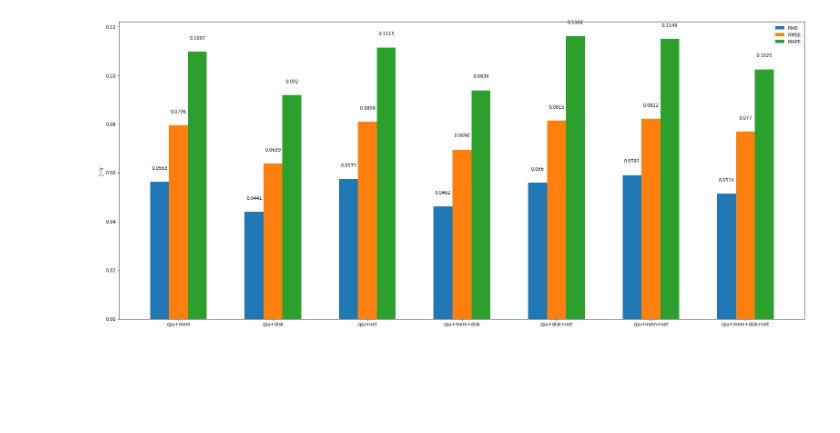
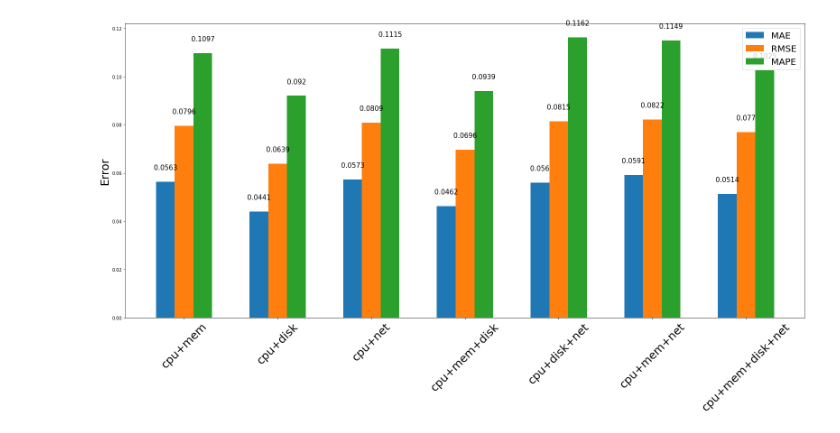
Before and after one commit to GaoZiqiang/clusterworkload_prediction_models, a Jupyter notebook: utils/bar.ipynb, the cells around one changed output. Drawn from its saved outputs; the diff is of its cells as text; code cells hidden in the pictures; blank space fills up the shorter version.

```diff
--- a/utils/bar.ipynb
+++ b/utils/bar.ipynb
@@ -9,35 +9,35 @@ women_means = [0.0796,0.0639,0.0809,0.0696,0.0815,0.0822,0.0770]
 wm_means = [0.1097,0.0920,0.1115,0.0939,0.1162,0.1149,0.1025]
 
 x = np.arange(len(men_means))
 
 plt.figure(figsize=(27,12))
 
 width = 0.6
 
 rects1 = plt.bar(x - width/3, men_means, width/3) # 返回绘图区域对象
 rects2 = plt.bar(x, women_means, width/3)
 rects3 = plt.bar(x + width/3, wm_means, width/3)
 
 # 设置标签标题，图例
-plt.ylabel('Error')
+plt.ylabel('Error', fontsize=25)
 # plt.title('Scores by group and gender')
-plt.xticks(x,labels)
-plt.legend(['MAE','RMSE','MAPE'])
+plt.xticks(x,labels, rotation=45, fontsize=25)
+plt.legend(['MAE','RMSE','MAPE'], fontsize=20)
 
 # 添加注释
 def set_label(rects):
     for rect in rects:
         height = rect.get_height() # 获取⾼度
         plt.text(x = rect.get_x() + rect.get_width()/2, # ⽔平坐标
                  y = height + 0.005, # 竖直坐标
                  s = height, # ⽂本
-                 ha = 'center') # ⽔平居中
+                 ha = 'center', fontsize=15) # ⽔平居中
 
 set_label(rects1)
 set_label(rects2)
 set_label(rects3)
 
 # plt.tight_layout() # 设置紧凑布局
 # plt.savefig('./分组带标签柱状图.png')
 # %% [output]
-[figure, old version]
+[figure, new version]
```
Also changed, not shown: 3 other files.
